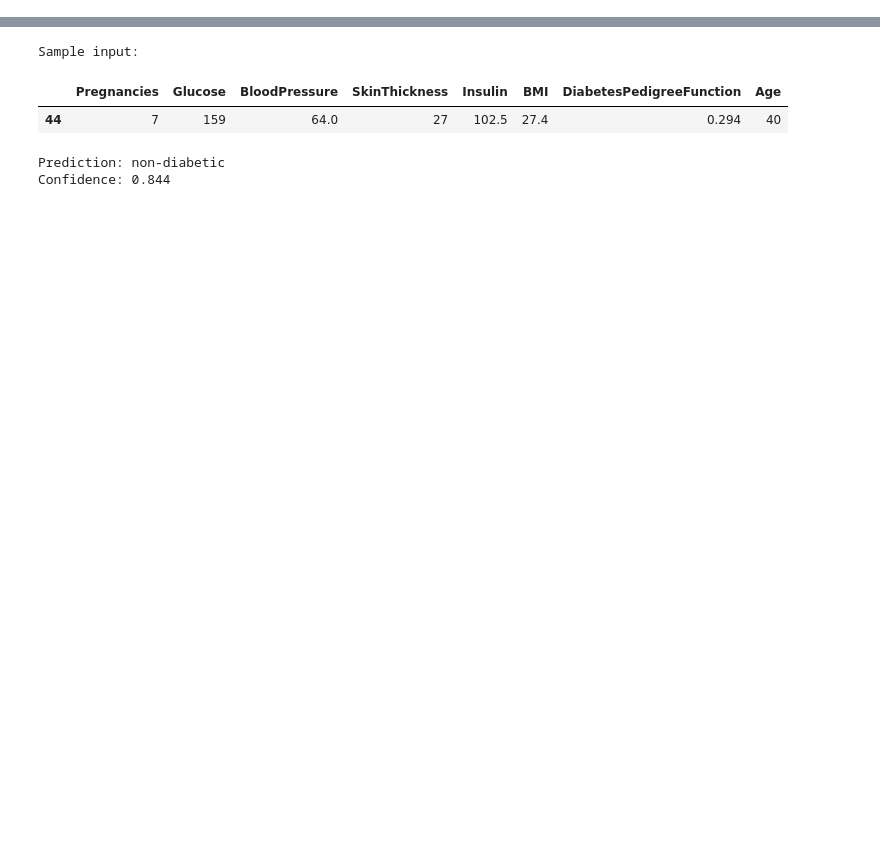
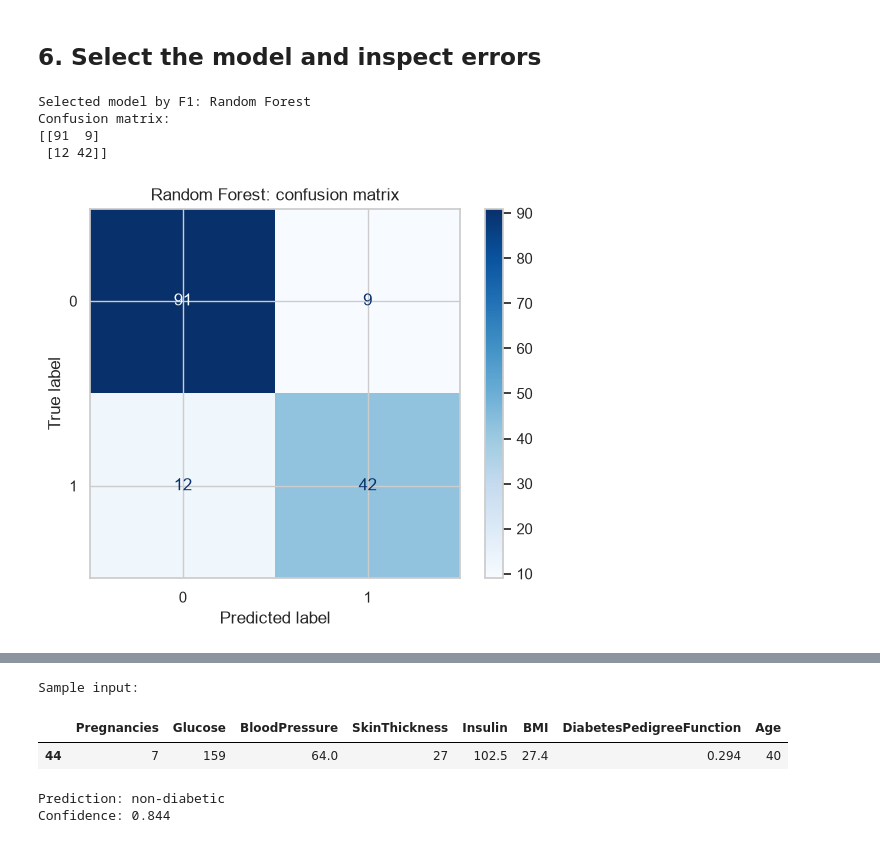
Before and after one commit to EspiMKpi/diabetes, a Jupyter notebook: diabetes_prediction.ipynb, the cells around one changed output, grey strips where cells are left out. Drawn from its saved outputs; the diff is of its cells as text; code cells hidden in the pictures; blank space fills up the shorter version.

```diff
--- a/diabetes_prediction.ipynb
+++ b/diabetes_prediction.ipynb
@@ -139,0 +189,19 @@ The primary comparison reports accuracy, precision, recall, and F1. Recall is es
+# %% [markdown]
+## 6. Select the model and inspect errors
+# %%
+diabetes_best_name = diabetes_results.index[0]
+diabetes_best_pipeline = diabetes_pipelines[diabetes_best_name]
+diabetes_best_prediction = diabetes_best_pipeline.predict(X_diabetes_test)
+print('Selected model by F1:', diabetes_best_name)
+print('Confusion matrix:')
+print(confusion_matrix(y_diabetes_test, diabetes_best_prediction))
+
+ConfusionMatrixDisplay.from_predictions(y_diabetes_test, diabetes_best_prediction, cmap='Blues')
+plt.title(f'{diabetes_best_name}: confusion matrix')
+plt.show()
+# %% [output]
+Selected model by F1: Random Forest
+Confusion matrix:
+[[91  9]
+ [12 42]]
+[figure, added]
```
Also changed, not shown: parts of 23 cells of this notebook, 3 other files.
